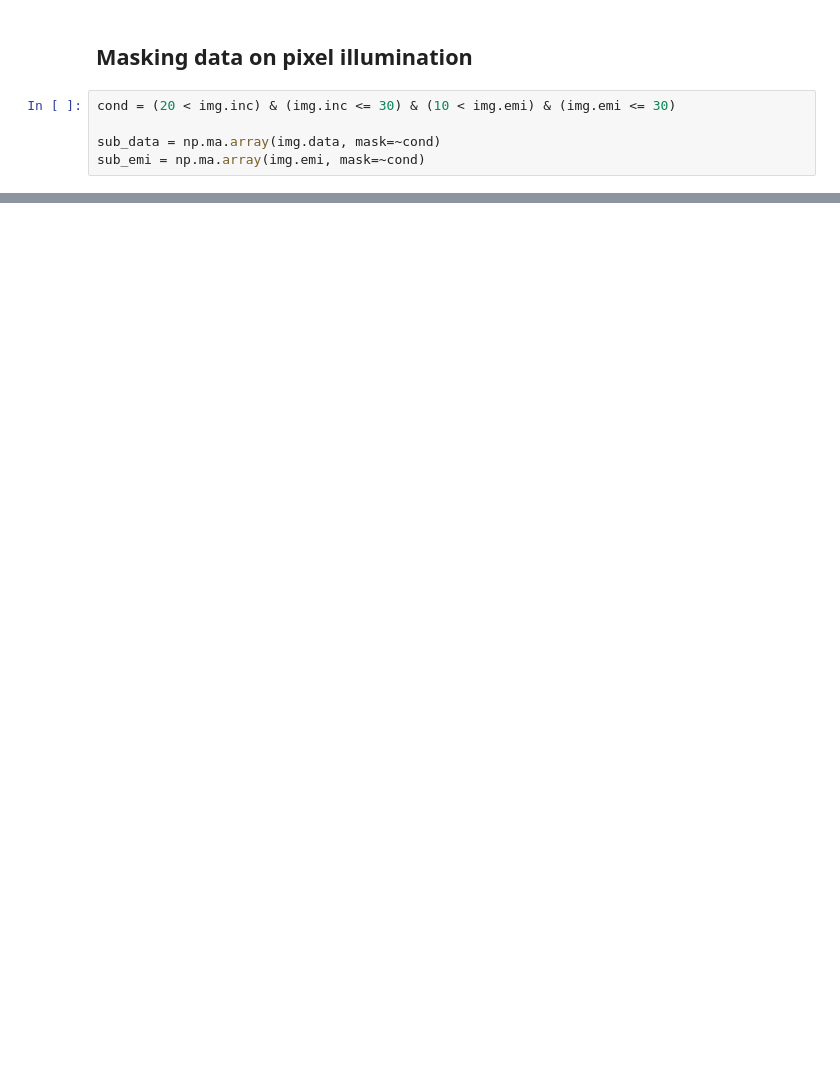
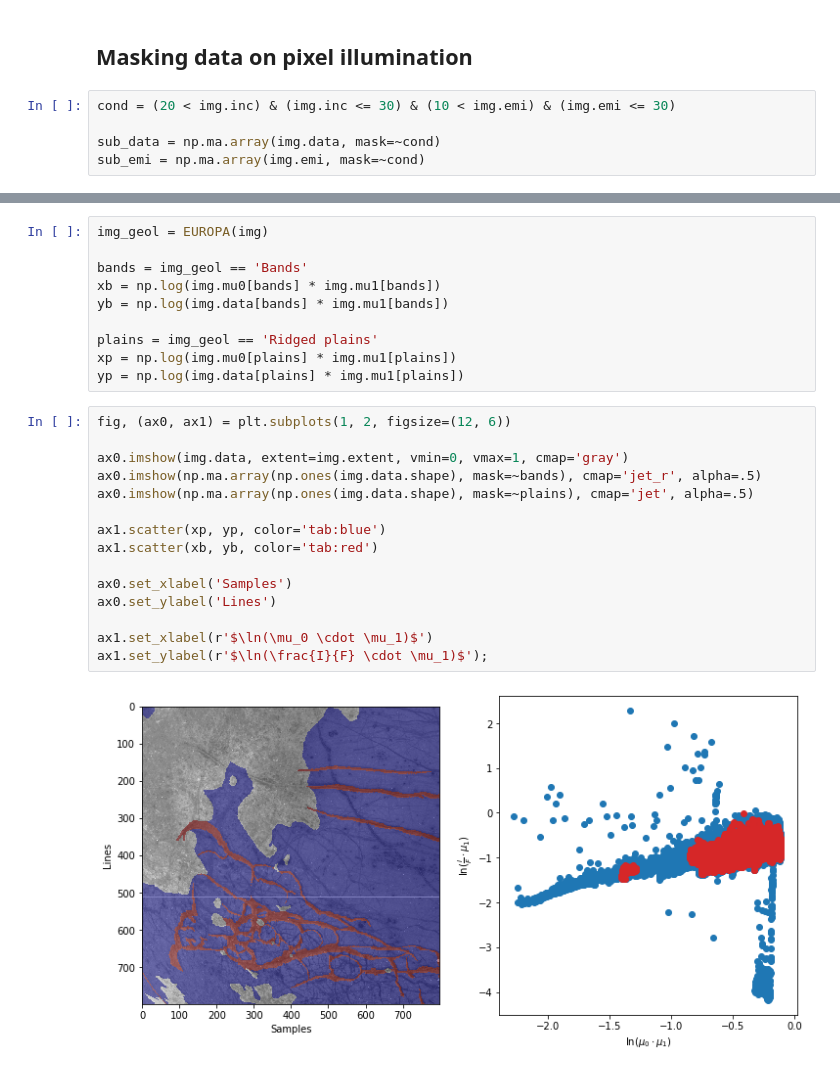
Before and after one commit to seignovert/galileo-ssi, a Jupyter notebook: notebooks/SSI_plot.ipynb, the cells around one changed output, grey strips where cells are left out. Drawn from its saved outputs; the diff is of its cells as text; blank space fills up the shorter version.

```diff
--- a/notebooks/SSI_plot.ipynb
+++ b/notebooks/SSI_plot.ipynb
@@ -118,0 +130,27 @@ ax1.set_xlabel('Emergence angle (°)');
+# %%
+img_geol = EUROPA(img)
+
+bands = img_geol == 'Bands'
+xb = np.log(img.mu0[bands] * img.mu1[bands])
+yb = np.log(img.data[bands] * img.mu1[bands])
+
+plains = img_geol == 'Ridged plains'
+xp = np.log(img.mu0[plains] * img.mu1[plains])
+yp = np.log(img.data[plains] * img.mu1[plains])
+# %%
+fig, (ax0, ax1) = plt.subplots(1, 2, figsize=(12, 6))
+
+ax0.imshow(img.data, extent=img.extent, vmin=0, vmax=1, cmap='gray')
+ax0.imshow(np.ma.array(np.ones(img.data.shape), mask=~bands), cmap='jet_r', alpha=.5)
+ax0.imshow(np.ma.array(np.ones(img.data.shape), mask=~plains), cmap='jet', alpha=.5)
+
+ax1.scatter(xp, yp, color='tab:blue')
+ax1.scatter(xb, yb, color='tab:red')
+
+ax0.set_xlabel('Samples')
+ax0.set_ylabel('Lines')
+
+ax1.set_xlabel(r'$\ln(\mu_0 \cdot \mu_1)$')
+ax1.set_ylabel(r'$\ln(\frac{I}{F} \cdot \mu_1)$');
+# %% [output]
+[figure, added]
```
Also changed, not shown: parts of 6 cells of this notebook, 5 other files.
